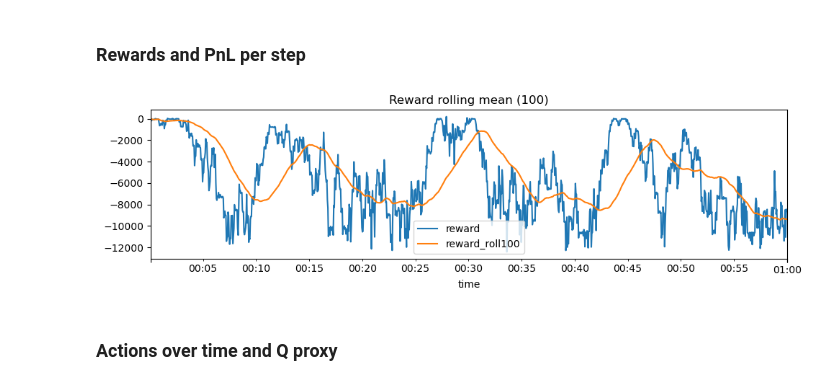
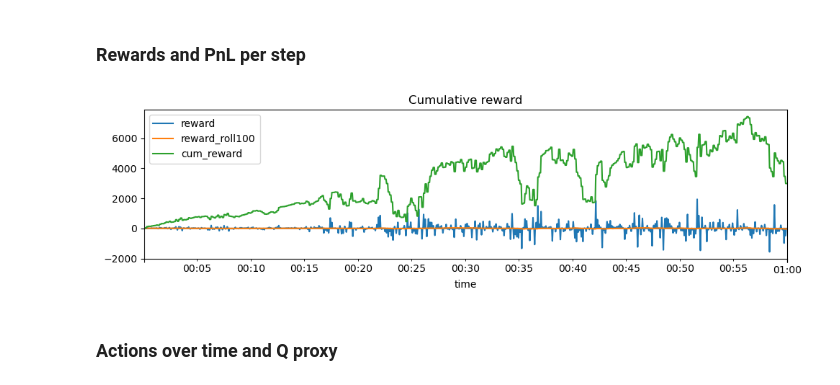
Before and after one commit to SalimBennouna/rl-for-mm-orcse4529, a Jupyter notebook: notebooks/RLMM1_analysis.ipynb, the cells around one changed output. Cells and saved outputs as stored; diff of their text form; code cells hidden in the pictures.

```diff
--- a/notebooks/RLMM1_analysis.ipynb
+++ b/notebooks/RLMM1_analysis.ipynb
@@ -54,11 +54,11 @@ params = {
     'noise_wake_freq': '10s',
 
     # value traders
-    'value_count': 50,
+    'value_count': 0,
     'value_cash': 10_000_000,
 
     # ZI traders
-    'zi_count': 40,
+    'zi_count': 0,
     'zi_cash': 10_000_000,
     'zi_sigma_n': 10_000,
     'zi_sigma_s': None,
@@ -345,23 +379,23 @@ else:
 # %%
 if rl_state is not None and not rl_state.empty:
     # Step reward
     rl_state['reward'].plot(figsize=(10,3), title='Step reward', label='reward')
     plt.legend()
     plt.tight_layout()
 
     # Rolling mean (100)
     rl_state['reward'].rolling(window=100, min_periods=1).mean().plot(figsize=(10,3), title='Reward rolling mean (100)', label='reward_roll100')
     plt.legend()
     plt.tight_layout()
 
     # Cumulative reward
-    # rl_state['cum_reward'].plot(figsize=(10,3), title='Cumulative reward', label='cum_reward')
-    # plt.legend()
-    # plt.tight_layout()
+    rl_state['cum_reward'].plot(figsize=(10,3), title='Cumulative reward', label='cum_reward')
+    plt.legend()
+    plt.tight_layout()
 else:
     print('No STATE events found in RL log')
 # %% [output]
-[figure, old version]
+[figure, new version]
 # %% [markdown]
 ### Actions over time and Q proxy
 # %%
```
Also changed, not shown: parts of 8 cells of this notebook, 1 other file.
